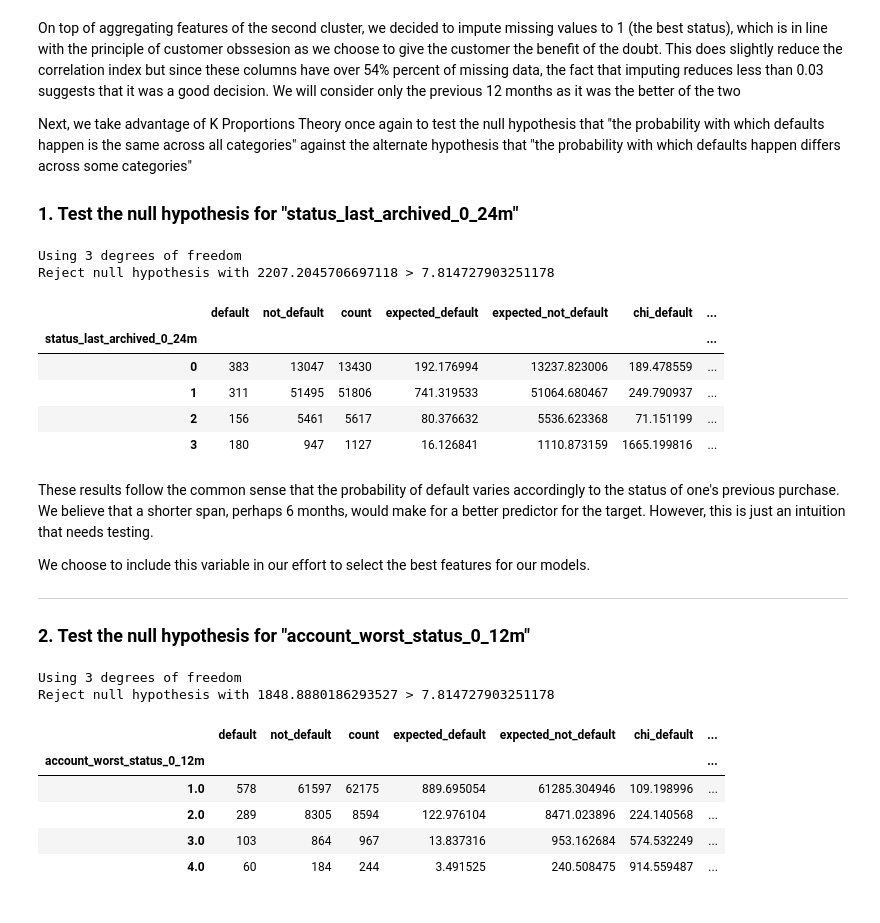
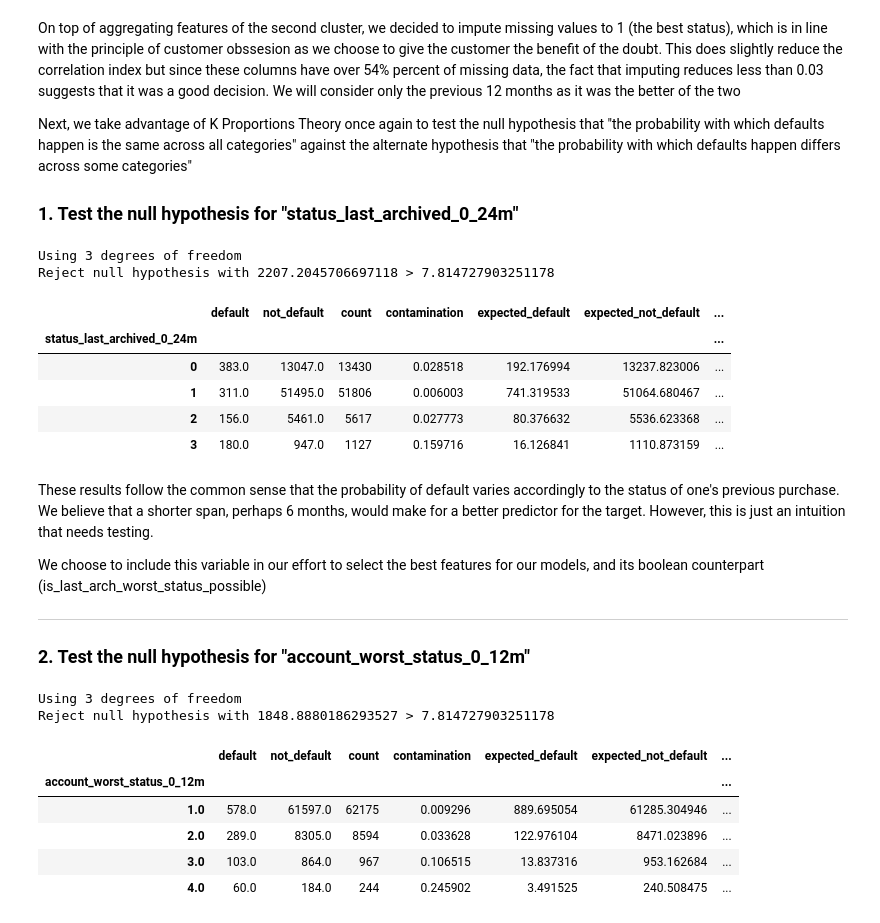
Before and after one commit to ottobricks/default_prediction_case_study, a Jupyter notebook: src/2_exploration/2_status_variables.ipynb, the cells around one changed output. Saved outputs shown, nothing was run; the diff lists cells and outputs as text; code cells hidden in the pictures.

Commit message:
Add 2 more "status" variables

```diff
--- a/src/2_exploration/2_status_variables.ipynb
+++ b/src/2_exploration/2_status_variables.ipynb
@@ -179,39 +179,39 @@ Next, we take advantage of K Proportions Theory once again to test the null hypo
 # %%
 # It's worth noting that this variable has no missing values
 
 arch_status_profile = (
     pd.concat(
         [
             default[["status_last_archived_0_24m", "default"]],
             not_default[["status_last_archived_0_24m", "default"]],
         ]
     )
     .groupby("status_last_archived_0_24m")
     .agg(
         default=("default", "sum"),
         not_default=("default", func.complement),
         count=("default", "count"),
+        contamination=("default", lambda s: s.sum() / s.shape[0])
     )
-    .transform(lambda s: s.astype(int))
 )
 
 
 _, arch_status_profile_chi2 = func.test_k_prop(arch_status_profile)
 
 arch_status_profile_chi2
 # %% [output]
 Using 3 degrees of freedom
 Reject null hypothesis with 2207.2045706697118 > 7.814727903251178
-|  | default | not_default | count | expected_default | expected_not_default | chi_default | ... |
+|  | default | not_default | count | contamination | expected_default | expected_not_default | ... |
 | status_last_archived_0_24m |  |  |  |  |  |  | ... |
-| 0 | 383 | 13047 | 13430 | 192.176994 | 13237.823006 | 189.478559 | ... |
-| 1 | 311 | 51495 | 51806 | 741.319533 | 51064.680467 | 249.790937 | ... |
-| 2 | 156 | 5461 | 5617 | 80.376632 | 5536.623368 | 71.151199 | ... |
-| 3 | 180 | 947 | 1127 | 16.126841 | 1110.873159 | 1665.199816 | ... |
+| 0 | 383.0 | 13047.0 | 13430 | 0.028518 | 192.176994 | 13237.823006 | ... |
+| 1 | 311.0 | 51495.0 | 51806 | 0.006003 | 741.319533 | 51064.680467 | ... |
+| 2 | 156.0 | 5461.0 | 5617 | 0.027773 | 80.376632 | 5536.623368 | ... |
+| 3 | 180.0 | 947.0 | 1127 | 0.159716 | 16.126841 | 1110.873159 | ... |
 # %% [markdown]
 These results follow the common sense that the probability of default varies accordingly to the status of one's previous purchase. We believe that a shorter span, perhaps 6 months, would make for a better predictor for the target. However, this is just an intuition that needs testing.
 
-We choose to include this variable in our effort to select the best features for our models.
+We choose to include this variable in our effort to select the best features for our models, and its boolean counterpart (is_last_arch_worst_status_possible)
 
 ---
 
@@ -241,8 +241,8 @@ worst_status_profile = (
         default=("default", "sum"),
         not_default=("default", func.complement),
         count=("default", "count"),
+        contamination=("default", lambda s: s.sum() / s.shape[0])
     )
-    .transform(lambda s: s.astype(int))
 )
 
 _, worst_status_profile_chi2 = func.test_k_prop(worst_status_profile)
@@ -251,12 +251,12 @@ worst_status_profile_chi2
 # %% [output]
 Using 3 degrees of freedom
 Reject null hypothesis with 1848.8880186293527 > 7.814727903251178
-|  | default | not_default | count | expected_default | expected_not_default | chi_default | ... |
+|  | default | not_default | count | contamination | expected_default | expected_not_default | ... |
 | account_worst_status_0_12m |  |  |  |  |  |  | ... |
-| 1.0 | 578 | 61597 | 62175 | 889.695054 | 61285.304946 | 109.198996 | ... |
-| 2.0 | 289 | 8305 | 8594 | 122.976104 | 8471.023896 | 224.140568 | ... |
-| 3.0 | 103 | 864 | 967 | 13.837316 | 953.162684 | 574.532249 | ... |
-| 4.0 | 60 | 184 | 244 | 3.491525 | 240.508475 | 914.559487 | ... |
+| 1.0 | 578.0 | 61597.0 | 62175 | 0.009296 | 889.695054 | 61285.304946 | ... |
+| 2.0 | 289.0 | 8305.0 | 8594 | 0.033628 | 122.976104 | 8471.023896 | ... |
+| 3.0 | 103.0 | 864.0 | 967 | 0.106515 | 13.837316 | 953.162684 | ... |
+| 4.0 | 60.0 | 184.0 | 244 | 0.245902 | 3.491525 | 240.508475 | ... |
 # %% [markdown]
 Results show that the probability with which defaults happen differs across categories in the "worst status" variable. This is rather intuitive, as a prior case of default could be explained by some personality traits, economic status and other exogenous variables. However, money shortage due to no fault of one's own also plays a considerable part, as it has saddly become more evident with the Covid-19 pandemic. All in all, we choose to employ the variable to induce our models but warn of the risk of irresponsible social profiling that could reverb the already existing overall prejudice and racism against minorities and the poor.
 
```
Also changed, not shown: parts of 1 cell of this notebook.
